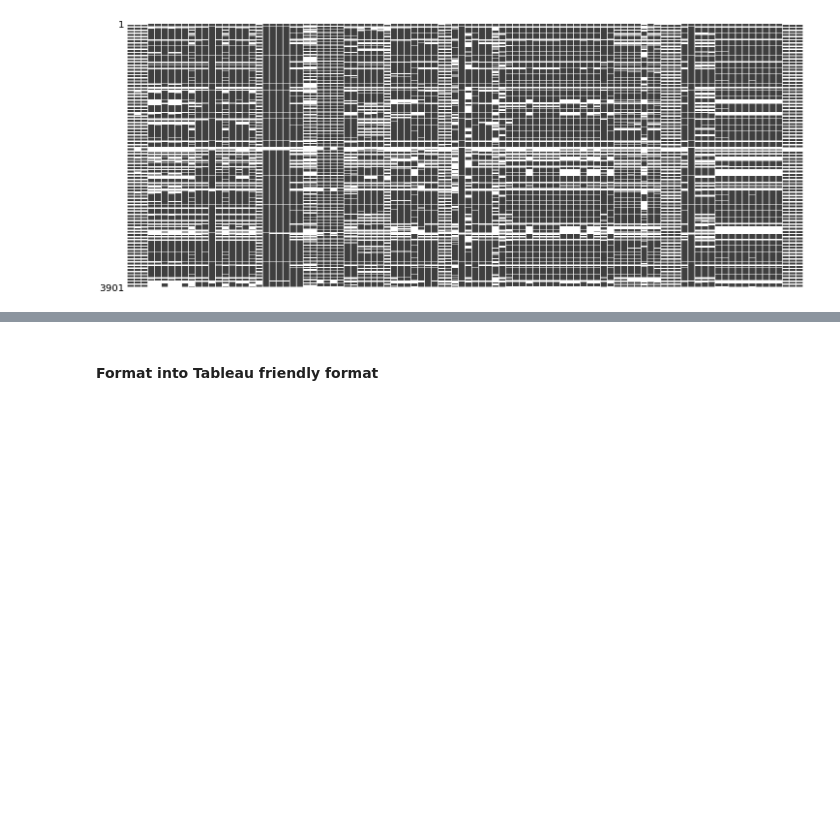
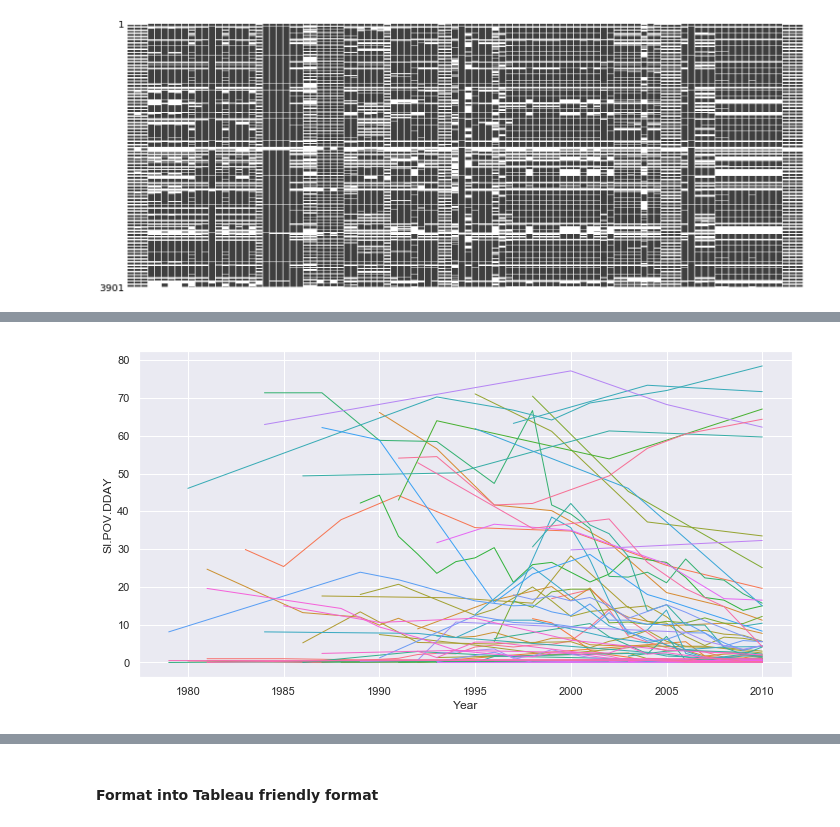
Before and after one commit to FergusOBoyle/sustainable-dev-goals-forecasting, a Jupyter notebook: notebooks/clean_input_streams.ipynb, the cells around one changed output, grey strips where cells are left out. Drawn from its saved outputs; the diff is of its cells as text; code cells hidden in the pictures; blank space fills up the shorter version.

```diff
--- a/notebooks/clean_input_streams.ipynb
+++ b/notebooks/clean_input_streams.ipynb
@@ -291,0 +290,6 @@ ValueError: Could not interpret input 'Year'
+# %%
+#Some refactoring of the table to make it seaborn multiplot friendly
+idx = pd.IndexSlice
+plot_data = filtered_data.loc[idx[:,str(1972):str(2010)],target]
+plot_data = plot_data.reset_index()
+plot_data['Year'] = plot_data['Year'].astype(int)
@@ -291,0 +306,6 @@ ValueError: Could not interpret input 'Year'
+# %%
+sns.set(rc={'figure.figsize':(11.7,6)})
+ax = sns.lineplot(x="Year", y="SI.POV.DDAY", hue="Country", estimator=None, lw=1,
+                   data=plot_data, legend=False)
+# %% [output]
+[figure, added]
```
Also changed, not shown: parts of 13 cells of this notebook.
